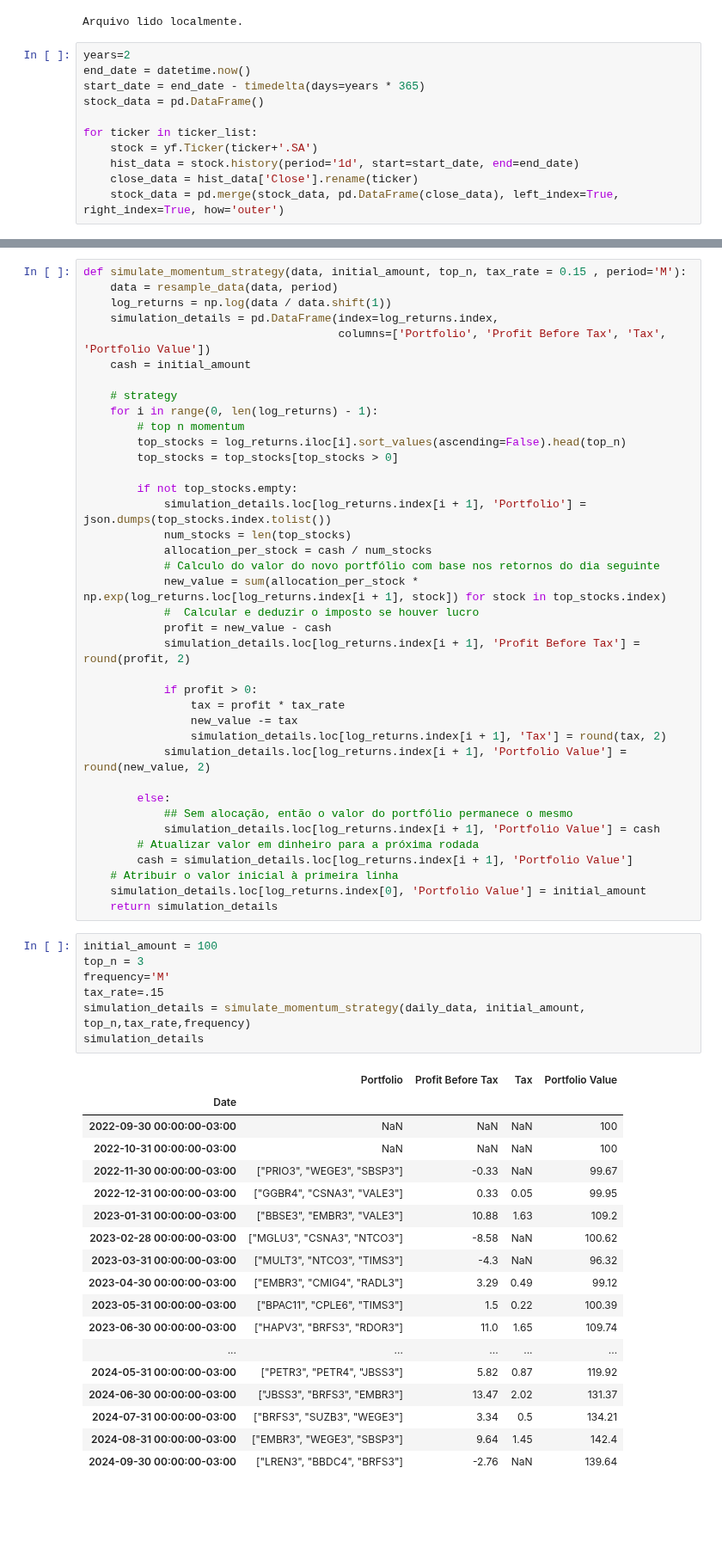
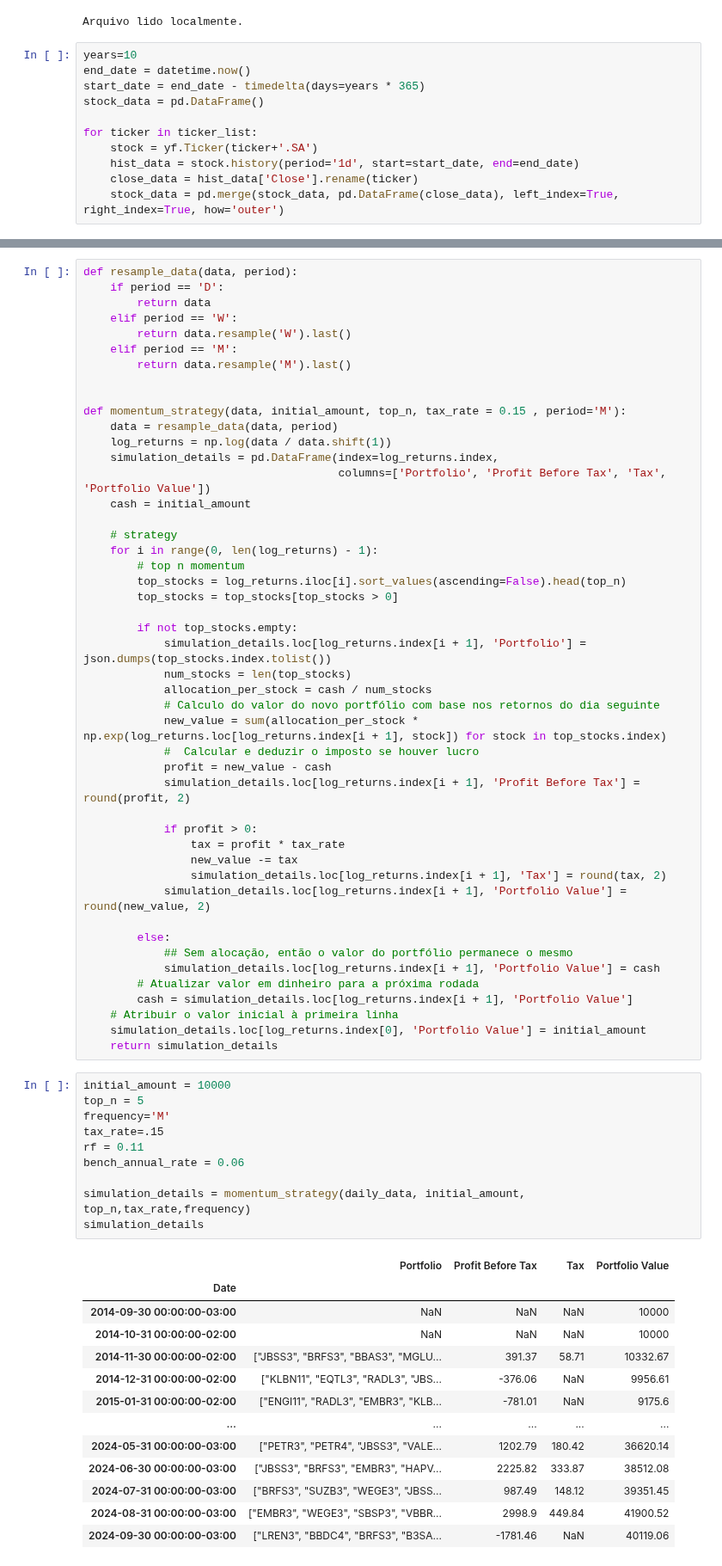
Before and after one commit to BDonadelli/Finance-playground, a Jupyter notebook: Momentum_top_5_2.ipynb, the cells around one changed output, grey strips where cells are left out. Shown at 86% size. Drawn from its saved outputs; the diff is of its cells as text; blank space fills up the shorter version.

```diff
--- a/Momentum_top_5_2.ipynb
+++ b/Momentum_top_5_2.ipynb
@@ -48,7 +48,7 @@ else:
 # %% [output]
 Arquivo lido localmente.
 # %%
-years=2
+years=10
 end_date = datetime.now()
 start_date = end_date - timedelta(days=years * 365)
 stock_data = pd.DataFrame()
@@ -87,5 +79,14 @@ def resample_data(data, period):
 # %%
-def simulate_momentum_strategy(data, initial_amount, top_n, tax_rate = 0.15 , period='M'):
+def resample_data(data, period):
+    if period == 'D':
+        return data
+    elif period == 'W':
+        return data.resample('W').last()
+    elif period == 'M':
+        return data.resample('M').last()
+
+
+def momentum_strategy(data, initial_amount, top_n, tax_rate = 0.15 , period='M'):
     data = resample_data(data, period)
     log_returns = np.log(data / data.shift(1))
     simulation_details = pd.DataFrame(index=log_returns.index,
@@ -123,28 +124,26 @@ def simulate_momentum_strategy(data, initial_amount, top_n, tax_rate = 0.15 , pe
     simulation_details.loc[log_returns.index[0], 'Portfolio Value'] = initial_amount
     return simulation_details
 # %%
-initial_amount = 100
-top_n = 3
+initial_amount = 10000
+top_n = 5
 frequency='M'
 tax_rate=.15
-simulation_details = simulate_momentum_strategy(daily_data, initial_amount, top_n,tax_rate,frequency)
+rf = 0.11
+bench_annual_rate = 0.06
+
+simulation_details = momentum_strategy(daily_data, initial_amount, top_n,tax_rate,frequency)
 simulation_details
 # %% [output]
 |  | Portfolio | Profit Before Tax | Tax | Portfolio Value |
 | Date |  |  |  |  |
-| 2022-09-30 00:00:00-03:00 | NaN | NaN | NaN | 100 |
-| 2022-10-31 00:00:00-03:00 | NaN | NaN | NaN | 100 |
-| 2022-11-30 00:00:00-03:00 | ["PRIO3", "WEGE3", "SBSP3"] | -0.33 | NaN | 99.67 |
-| 2022-12-31 00:00:00-03:00 | ["GGBR4", "CSNA3", "VALE3"] | 0.33 | 0.05 | 99.95 |
-| 2023-01-31 00:00:00-03:00 | ["BBSE3", "EMBR3", "VALE3"] | 10.88 | 1.63 | 109.2 |
-| 2023-02-28 00:00:00-03:00 | ["MGLU3", "CSNA3", "NTCO3"] | -8.58 | NaN | 100.62 |
-| 2023-03-31 00:00:00-03:00 | ["MULT3", "NTCO3", "TIMS3"] | -4.3 | NaN | 96.32 |
-| 2023-04-30 00:00:00-03:00 | ["EMBR3", "CMIG4", "RADL3"] | 3.29 | 0.49 | 99.12 |
-| 2023-05-31 00:00:00-03:00 | ["BPAC11", "CPLE6", "TIMS3"] | 1.5 | 0.22 | 100.39 |
-| 2023-06-30 00:00:00-03:00 | ["HAPV3", "BRFS3", "RDOR3"] | 11.0 | 1.65 | 109.74 |
+| 2014-09-30 00:00:00-03:00 | NaN | NaN | NaN | 10000 |
+| 2014-10-31 00:00:00-02:00 | NaN | NaN | NaN | 10000 |
+| 2014-11-30 00:00:00-02:00 | ["JBSS3", "BRFS3", "BBAS3", "MGLU... | 391.37 | 58.71 | 10332.67 |
+| 2014-12-31 00:00:00-02:00 | ["KLBN11", "EQTL3", "RADL3", "JBS... | -376.06 | NaN | 9956.61 |
+| 2015-01-31 00:00:00-02:00 | ["ENGI11", "RADL3", "EMBR3", "KLB... | -781.01 | NaN | 9175.6 |
 | ... | ... | ... | ... | ... |
-| 2024-05-31 00:00:00-03:00 | ["PETR3", "PETR4", "JBSS3"] | 5.82 | 0.87 | 119.92 |
-| 2024-06-30 00:00:00-03:00 | ["JBSS3", "BRFS3", "EMBR3"] | 13.47 | 2.02 | 131.37 |
-| 2024-07-31 00:00:00-03:00 | ["BRFS3", "SUZB3", "WEGE3"] | 3.34 | 0.5 | 134.21 |
-| 2024-08-31 00:00:00-03:00 | ["EMBR3", "WEGE3", "SBSP3"] | 9.64 | 1.45 | 142.4 |
-| 2024-09-30 00:00:00-03:00 | ["LREN3", "BBDC4", "BRFS3"] | -2.76 | NaN | 139.64 |
+| 2024-05-31 00:00:00-03:00 | ["PETR3", "PETR4", "JBSS3", "VALE... | 1202.79 | 180.42 | 36620.14 |
+| 2024-06-30 00:00:00-03:00 | ["JBSS3", "BRFS3", "EMBR3", "HAPV... | 2225.82 | 333.87 | 38512.08 |
+| 2024-07-31 00:00:00-03:00 | ["BRFS3", "SUZB3", "WEGE3", "JBSS... | 987.49 | 148.12 | 39351.45 |
+| 2024-08-31 00:00:00-03:00 | ["EMBR3", "WEGE3", "SBSP3", "VBBR... | 2998.9 | 449.84 | 41900.52 |
+| 2024-09-30 00:00:00-03:00 | ["LREN3", "BBDC4", "BRFS3", "B3SA... | -1781.46 | NaN | 40119.06 |
```
Also changed, not shown: parts of 11 cells of this notebook, 1 other file.
